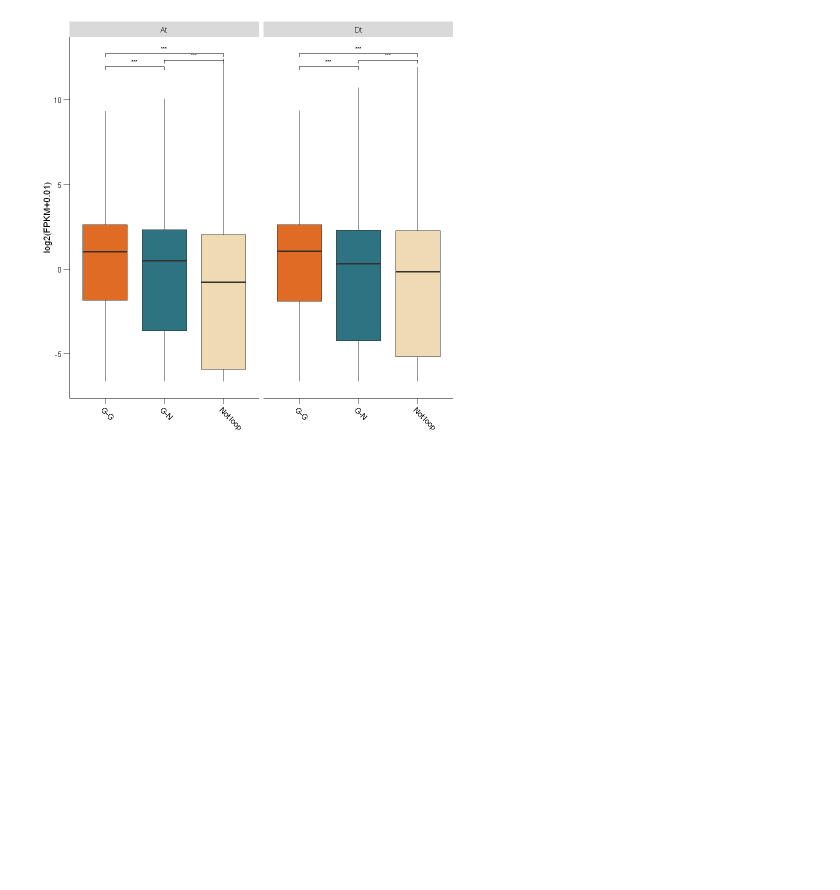
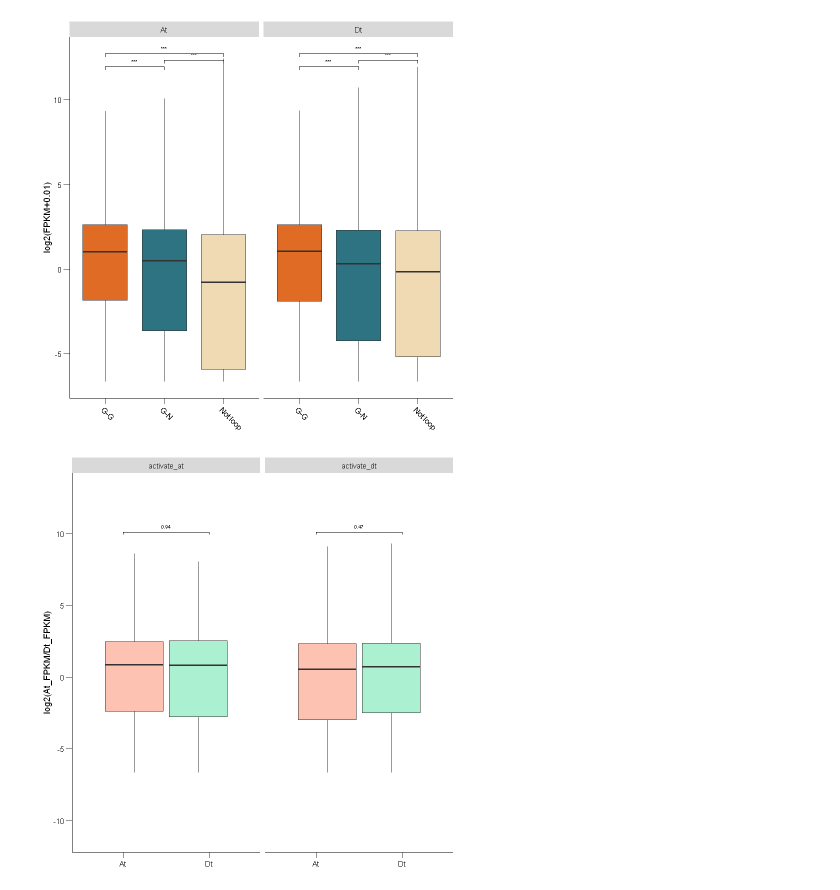
Before and after one commit to Nuturetree/VS_code_program, a Jupyter notebook: R/TM-1_leaf_3Dgenome/boxplot.ipynb, the cells around one changed output. Drawn from its saved outputs; the diff is of its cells as text; code cells hidden in the pictures; blank space fills up the shorter version.

```diff
--- a/R/TM-1_leaf_3Dgenome/boxplot.ipynb
+++ b/R/TM-1_leaf_3Dgenome/boxplot.ipynb
@@ -238,3 +239,31 @@ fg
 ggsave(plot =fg, filename = 'three_loop_gene.pdf', height =4, width = 3.5)
 # %% [output]
 [figure]
+# %%
+## 同源基因表达差异，染色体内和染色体间的比较
+##比较J85和J98网络中保守的和动态的基因表达量
+rm(list = ls())
+setwd('G:/TM-1_leaf_3D-genome/HiC/loop/loop_3k/CREs/homo_gene_cres/diff_cres')
+library(ggplot2)
+library(ggpubr)
+compaired <- list(c('At','Dt'))
+df <- read.csv('diff_cres_gene_fpkm.txt', sep = '\t', header = T)
+fg <- ggplot(df, aes(x=subg, y=log2(fpkm+0.01), fill=subg))+
+geom_boxplot(outlier.colour = NA, notch=FALSE, width=1.5)+
+labs(x=NULL, y='log2(At_FPKM/Dt_FPKM)')+
+facet_grid(.~tags)+
+coord_cartesian(ylim = c(-11, 13)) +
+theme(panel.background = element_blank(),
+     panel.grid = element_blank(),
+     axis.line=element_line(linetype=1,color="black"),
+     legend.position='none',
+     axis.ticks.length = unit(0.25, 'cm'),
+     axis.text = element_text(color='black'),
+     #axis.text.x = element_text(angle = 315, hjust = 0),
+     )+
+geom_signif(comparisons = compaired, step_increase = 0.05,test =t.test, tip_length=0.01, textsize = 2)+
+scale_fill_manual(values=c('#FDC2B1', "#AAF0D1"))
+fg
+#ggsave(plot =fg, filename = 'gene_loop_bias_tags.pdf', height =2, width = 3)
+# %% [output]
+[figure, added]
```
Also changed, not shown: parts of 1 cell of this notebook, 36 other files.
